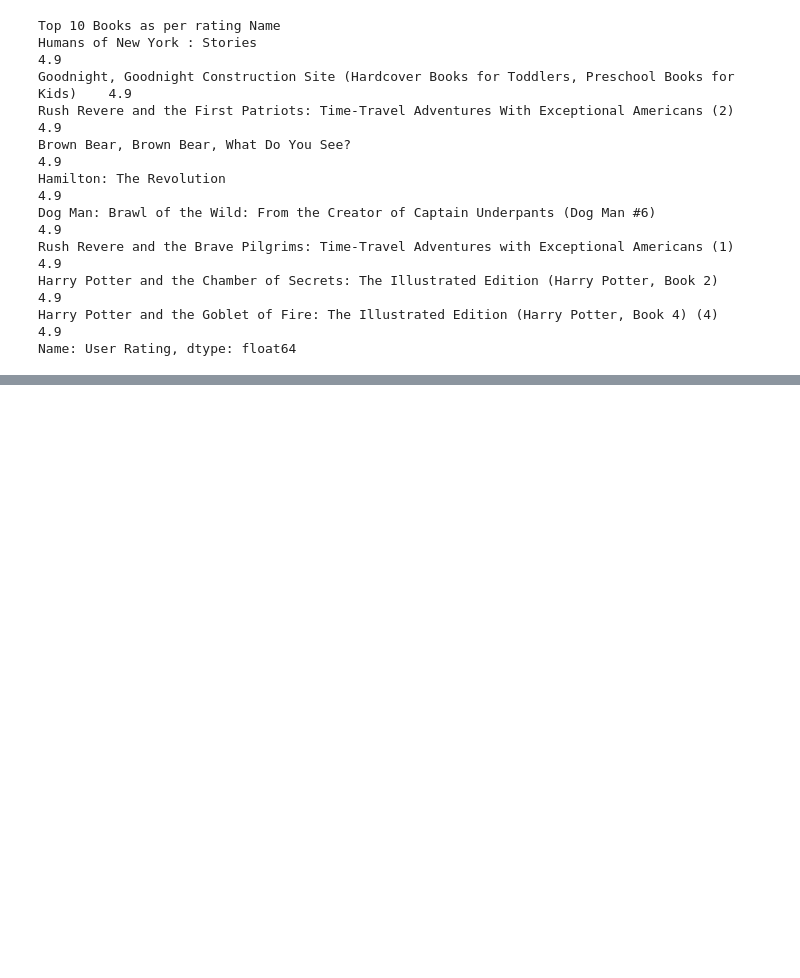
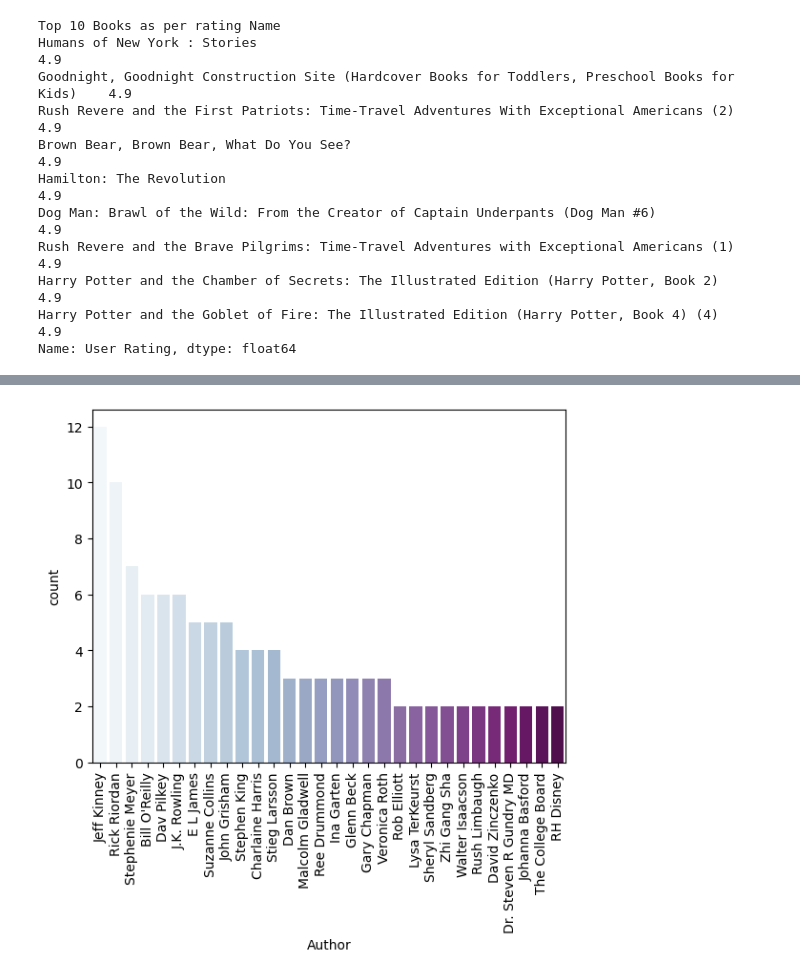
Before and after one commit to AbsurdCoder/Exploratory, a Jupyter notebook: explore_books.ipynb, the cells around one changed output, grey strips where cells are left out. Cells and saved outputs as stored; diff of their text form; code cells hidden in the pictures; blank space fills up the shorter version.

```diff
--- a/explore_books.ipynb
+++ b/explore_books.ipynb
@@ -170,0 +203,6 @@ Name: User Rating, dtype: float64
+# %%
+sns.countplot(data=data, x=data['Author'], palette='BuPu', order=data['Author'].value_counts().index[0:30])
+plt.xticks(rotation=90)
+plt.show()
+# %% [output]
+[figure, added]
```
Also changed, not shown: parts of 7 cells of this notebook.
